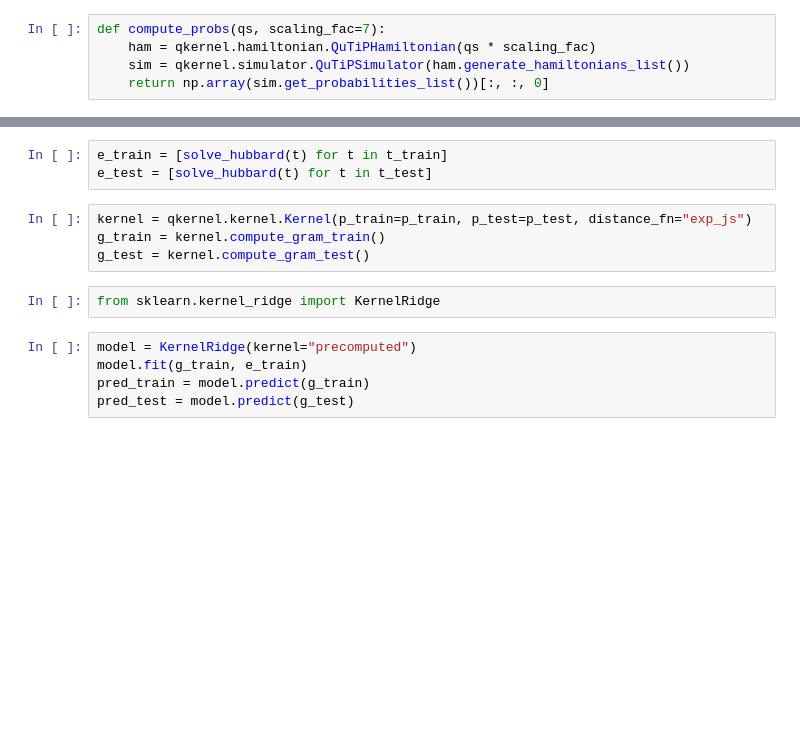
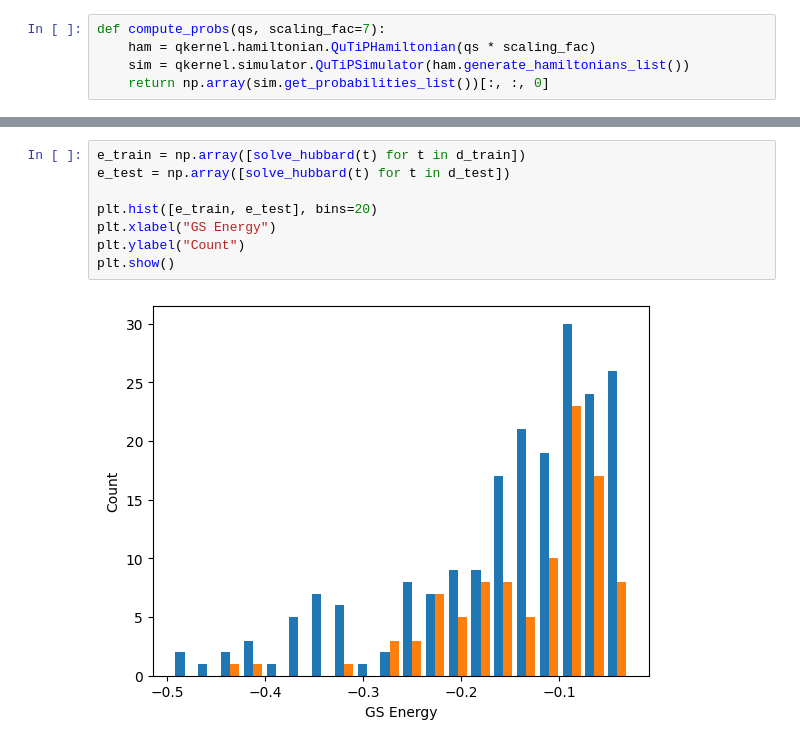
Before and after one commit to jimnel/snag, a Jupyter notebook: notebooks/ml_workflow_2site.ipynb, the cells around one changed output, grey strips where cells are left out. Cells and saved outputs as stored; diff of their text form; blank space fills up the shorter version.

```diff
--- a/notebooks/ml_workflow_2site.ipynb
+++ b/notebooks/ml_workflow_2site.ipynb
@@ -57,15 +68,11 @@ def solve_hubbard(hopping):
     return np.linalg.eigvalsh(ham)[0]
 # %%
-e_train = [solve_hubbard(t) for t in t_train]
-e_test = [solve_hubbard(t) for t in t_test]
+e_train = np.array([solve_hubbard(t) for t in d_train])
+e_test = np.array([solve_hubbard(t) for t in d_test])
+
+plt.hist([e_train, e_test], bins=20)
+plt.xlabel("GS Energy")
+plt.ylabel("Count")
+plt.show()
+# %% [output]
+[figure, added]
-# %%
-kernel = qkernel.kernel.Kernel(p_train=p_train, p_test=p_test, distance_fn="exp_js")
-g_train = kernel.compute_gram_train()
-g_test = kernel.compute_gram_test()
-# %%
-from sklearn.kernel_ridge import KernelRidge
-# %%
-model = KernelRidge(kernel="precomputed")
-model.fit(g_train, e_train)
-pred_train = model.predict(g_train)
-pred_test = model.predict(g_test)
```
Also changed, not shown: parts of 19 cells of this notebook, 4 other files.
